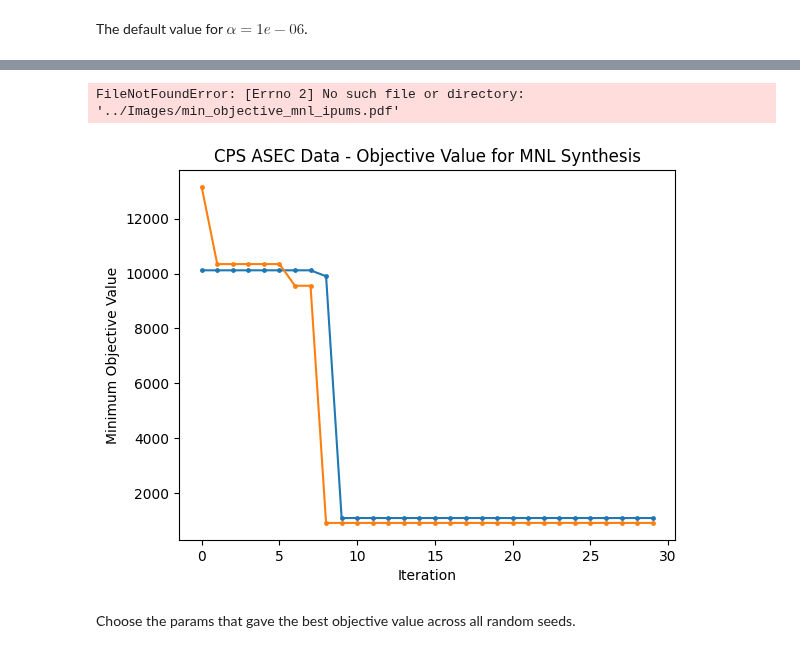
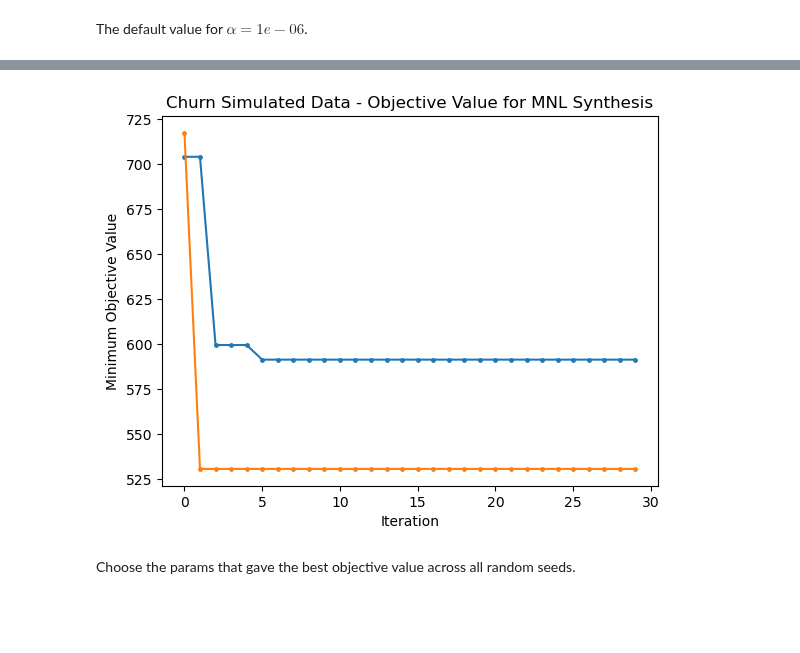
Before and after one commit to cdbale/optimized-sequential-synthesis, a Jupyter notebook: Code/Simulated Privacy Data Code/MNL Synthesis for Synthetic Data.ipynb, the cells around one changed output, grey strips where cells are left out. Cells and saved outputs as stored; diff of their text form; code cells hidden in the pictures; blank space fills up the shorter version.

```diff
--- a/Code/Simulated Privacy Data Code/MNL Synthesis for Synthetic Data.ipynb
+++ b/Code/Simulated Privacy Data Code/MNL Synthesis for Synthetic Data.ipynb
@@ -18,5 +21,5 @@ rng = np.random.RandomState(42)
 # %% [markdown]
 Import the data.
 # %%
-# import standardized lat/long location data
-train_data = pd.read_csv("../Data/OriginalSimulatedData.csv")
+# import simulated churn data
+train_data = pd.read_csv("../../Data/Simulations/Churn/churn_simulated.csv")
@@ -143,33 +112,31 @@ def train_models_mn(#overall parameters
 # %%
 def optimize_models_mn(train_data,
                        number_synthetic_datasets,
-                       number_gmm_initializations,
                        random_state):
 
-    def evaluate_models(num_components_, C_hiking_int, C_sustain_int, C_online_int):
+    def evaluate_models(C_hiking_int, C_sustain_int, C_online_int):
 
-        pmse_ratios, _, _ = train_models_mn(train_data=train_data,
-                                            number_synthetic_datasets=number_synthetic_datasets,
-                                            number_gmm_initializations=number_gmm_initializations,
-                                            num_components_=int(num_components_),
-                                            C_hiking_int=C_hiking_int,
-                                            C_sustain_int=C_sustain_int,
-                                            C_online_int=C_online_int)
+        pmse_ratios, _ = train_models_mn(train_data=train_data,
+                                         num_vars_synthesized=3,
+                                         number_synthetic_datasets=number_synthetic_datasets,
+                                         C_hiking_int=C_hiking_int,
+                                         C_sustain_int=C_sustain_int,
+                                         C_online_int=C_online_int)
 
         return -1 * ((1 - np.mean(pmse_ratios))**2)
 
     optimizer = BayesianOptimization(
         f=evaluate_models,
         pbounds={
-            "num_components_": (10, 200.99),
             "C_hiking_int": (0.001, 3),
             "C_sustain_int": (0.001, 3),
             "C_online_int": (0.001, 3)
         },
-        random_state=random_state)
+        verbose=2,
+        random_state=random_state,
+        acquisition_function=acquisition.ExpectedImprovement(xi=1e-02))
 
-    utility = UtilityFunction(kind="ei", xi=1e-02)
-    optimizer.maximize(init_points=5, n_iter=25, acquisition_function=utility)
+    optimizer.maximize(init_points=5, n_iter=25)
     print("Final Result: ", optimizer.max)
     return optimizer.max, optimizer
 # %% [markdown]
@@ -180,4 +146,3 @@ ngi = 2
 random_states = [np.random.RandomState(1006), np.random.RandomState(428)]
 # %%
-optimization_results = [optimize_models_mn(train_data=train_data, number_synthetic_datasets=nsd, number_gmm_initializations=ngi, random_state=r) for r in random_states]
-print("done")
+optimization_results = [optimize_models_mn(train_data=train_data, number_synthetic_datasets=nsd, random_state=r) for r in random_states]
@@ -308,17 +197,16 @@ print(run_targets)
 # %%
 fig = plt.figure()
 plt.plot(run_targets[0])
 plt.scatter(np.arange(len(run_targets[0])), run_targets[0], s=6)
 plt.plot(run_targets[1])
 plt.scatter(np.arange(len(run_targets[1])), run_targets[1], s=6)
-plt.title("CPS ASEC Data - Objective Value for MNL Synthesis")
+plt.title("Churn Simulated Data - Objective Value for MNL Synthesis")
 plt.xlabel("Iteration")
 plt.ylabel("Minimum Objective Value")
-fig.savefig('../Images/min_objective_mnl_ipums.pdf')
+# fig.savefig('../Images/min_objective_mnl_ipums.pdf')
 plt.show()
 # %% [output]
-FileNotFoundError: [Errno 2] No such file or directory: '../Images/min_objective_mnl_ipums.pdf'
-[figure, old version]
+[figure, new version]
 # %% [markdown]
 Choose the params that gave the best objective value across all random seeds.
 # %%
```
Also changed, not shown: parts of 17 cells of this notebook, 4 other files.
